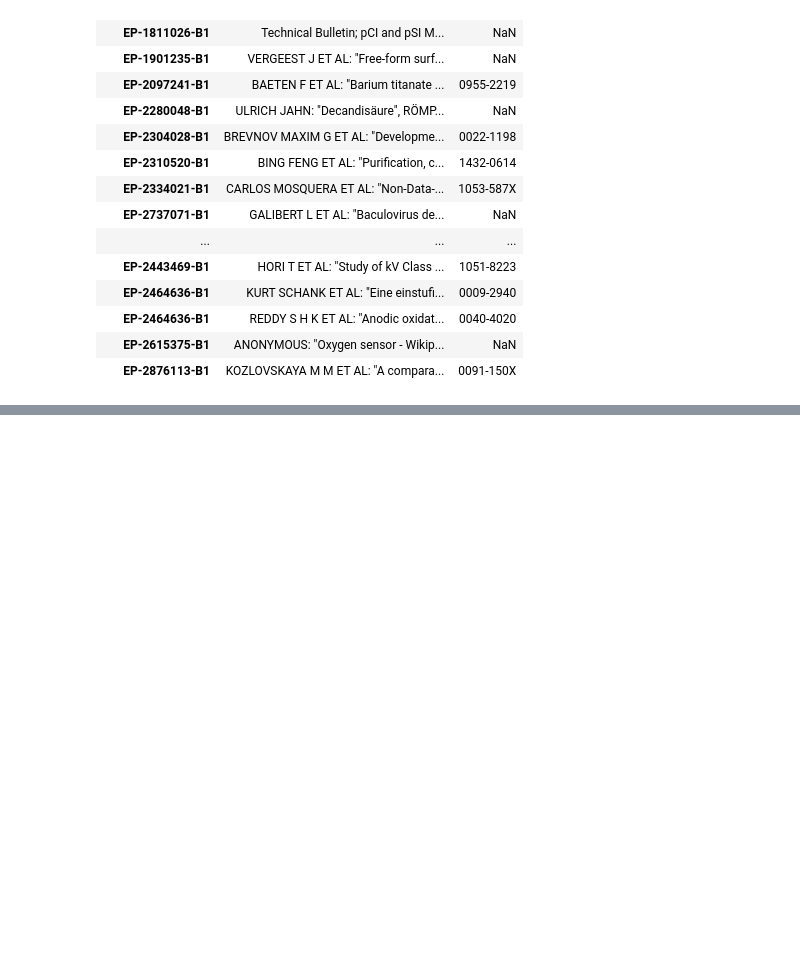
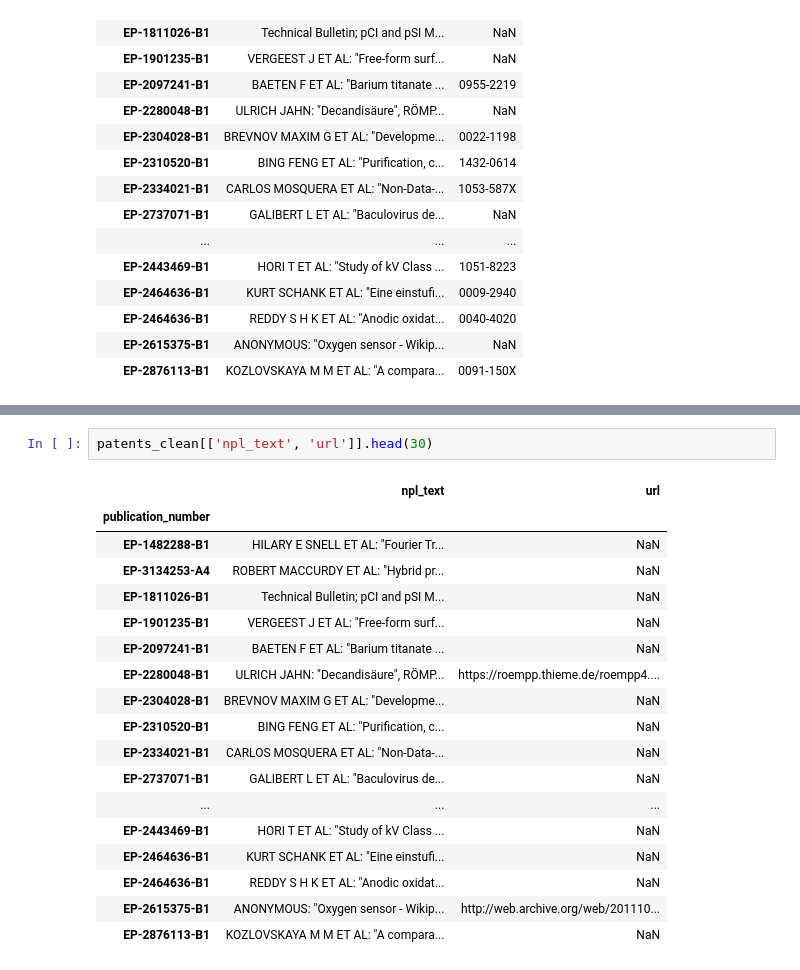
Before and after one commit to on-merrit/patent_exploration, a Jupyter notebook: extract_references/extract_references.ipynb, the cells around one changed output, grey strips where cells are left out. Cells and saved outputs as stored; diff of their text form; blank space fills up the shorter version.

```diff
--- a/extract_references/extract_references.ipynb
+++ b/extract_references/extract_references.ipynb
@@ -163,0 +195,21 @@ patents_clean[['npl_text', 'issn']].head(30)
+# %%
+patents_clean[['npl_text', 'url']].head(30)
+# %% [output]
+|  | npl_text | url |
+| publication_number |  |  |
+| EP-1482288-B1 | HILARY E SNELL ET AL: "Fourier Tr... | NaN |
+| EP-3134253-A4 | ROBERT MACCURDY ET AL: "Hybrid pr... | NaN |
+| EP-1811026-B1 | Technical Bulletin; pCI and pSI M... | NaN |
+| EP-1901235-B1 | VERGEEST J ET AL: "Free-form surf... | NaN |
+| EP-2097241-B1 | BAETEN F ET AL: "Barium titanate ... | NaN |
+| EP-2280048-B1 | ULRICH JAHN: "Decandisäure", RÖMP... | https://roempp.thieme.de/roempp4.... |
+| EP-2304028-B1 | BREVNOV MAXIM G ET AL: "Developme... | NaN |
+| EP-2310520-B1 | BING FENG ET AL: "Purification, c... | NaN |
+| EP-2334021-B1 | CARLOS MOSQUERA ET AL: "Non-Data-... | NaN |
+| EP-2737071-B1 | GALIBERT L ET AL: "Baculovirus de... | NaN |
+| ... | ... | ... |
+| EP-2443469-B1 | HORI T ET AL: "Study of kV Class ... | NaN |
+| EP-2464636-B1 | KURT SCHANK ET AL: "Eine einstufi... | NaN |
+| EP-2464636-B1 | REDDY S H K ET AL: "Anodic oxidat... | NaN |
+| EP-2615375-B1 | ANONYMOUS: "Oxygen sensor - Wikip... | http://web.archive.org/web/201110... |
+| EP-2876113-B1 | KOZLOVSKAYA M M ET AL: "A compara... | NaN |
```
Also changed, not shown: parts of 7 cells of this notebook.
